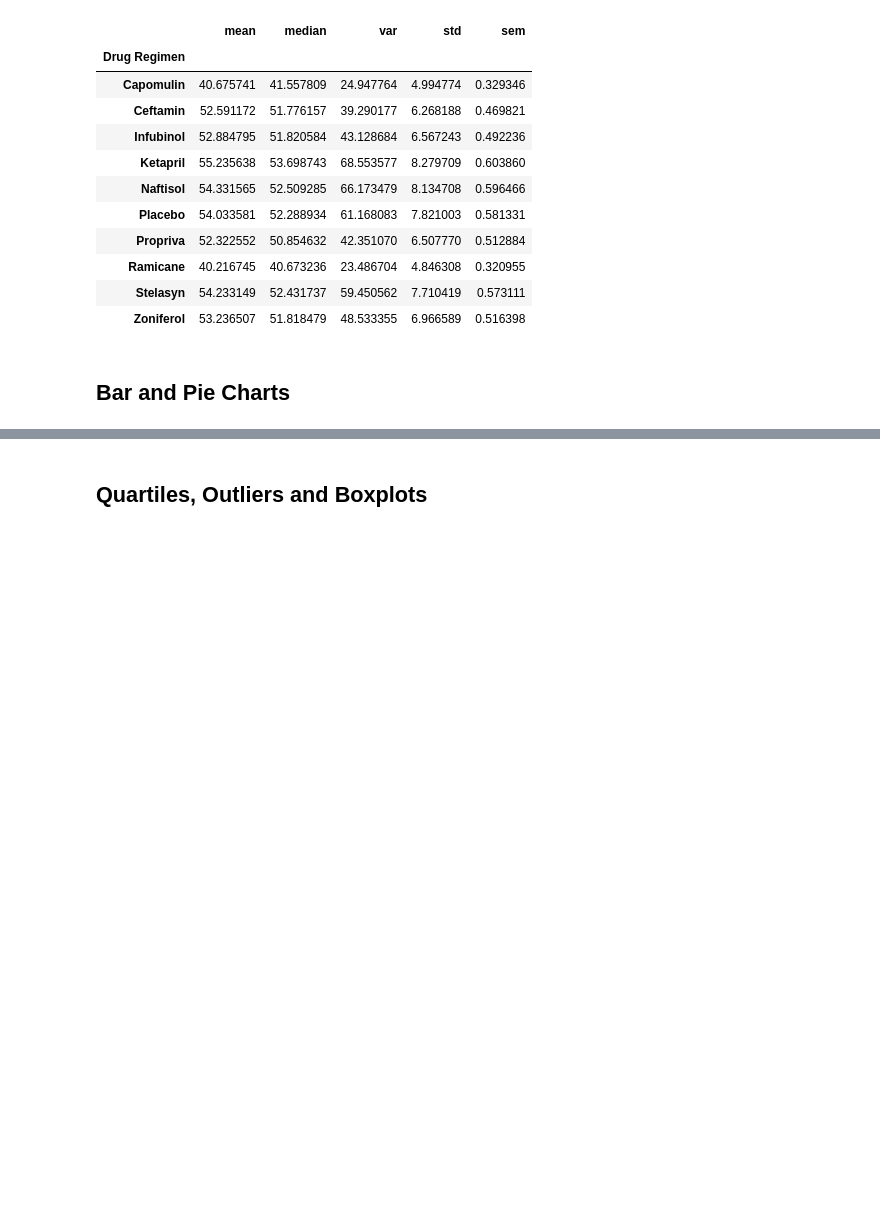
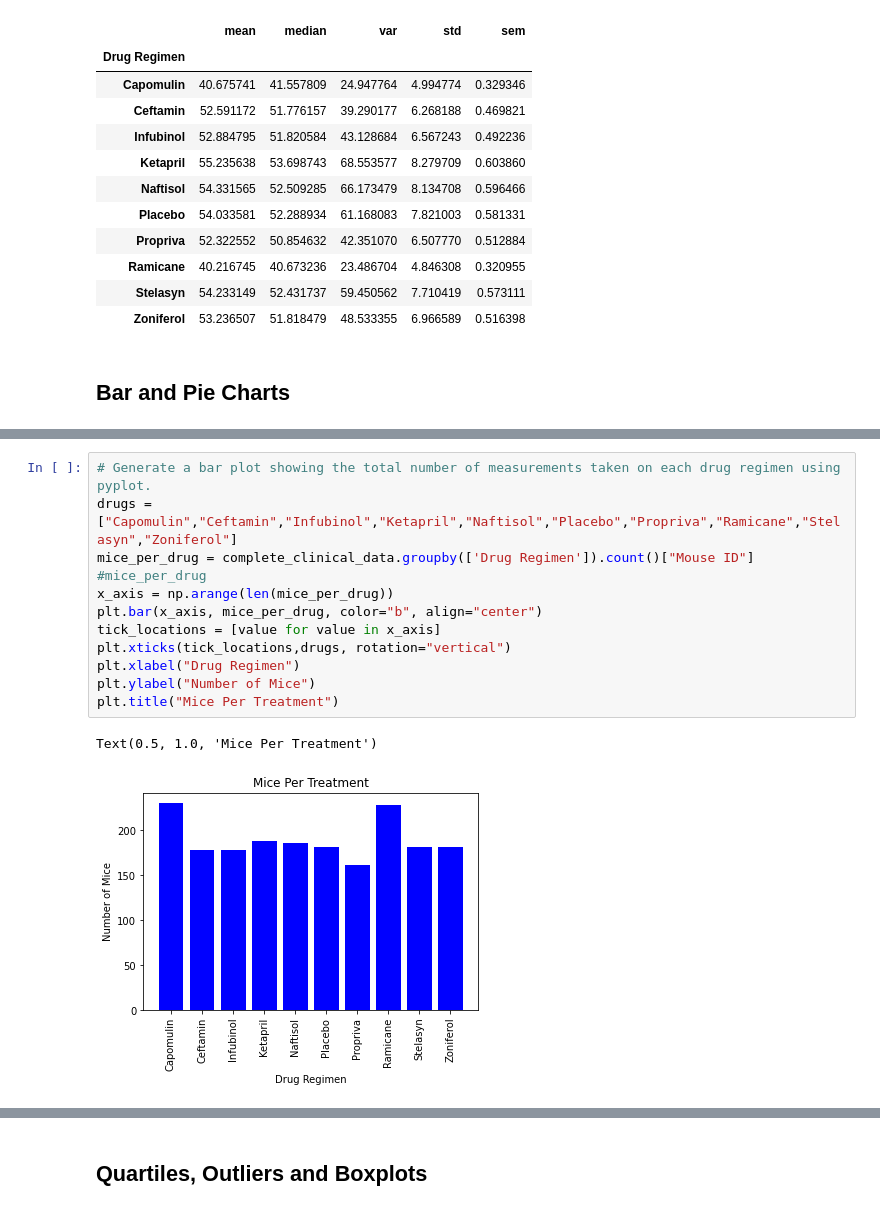
Before and after one commit to ParasAlex/Matplotlib-HW, a Jupyter notebook: MatplotlibHW.ipynb, the cells around one changed output, grey strips where cells are left out. Cells and saved outputs as stored; diff of their text form; blank space fills up the shorter version.

```diff
--- a/MatplotlibHW.ipynb
+++ b/MatplotlibHW.ipynb
@@ -139,0 +158,15 @@ sum_stats_agg_add
+# %%
+# Generate a bar plot showing the total number of measurements taken on each drug regimen using pyplot.
+drugs = ["Capomulin","Ceftamin","Infubinol","Ketapril","Naftisol","Placebo","Propriva","Ramicane","Stelasyn","Zoniferol"]
+mice_per_drug = complete_clinical_data.groupby(['Drug Regimen']).count()["Mouse ID"]
+#mice_per_drug
+x_axis = np.arange(len(mice_per_drug))
+plt.bar(x_axis, mice_per_drug, color="b", align="center")
+tick_locations = [value for value in x_axis]
+plt.xticks(tick_locations,drugs, rotation="vertical")
+plt.xlabel("Drug Regimen")
+plt.ylabel("Number of Mice")
+plt.title("Mice Per Treatment")
+# %% [output]
+Text(0.5, 1.0, 'Mice Per Treatment')
+[figure, added]
```
Also changed, not shown: parts of 7 cells of this notebook.
